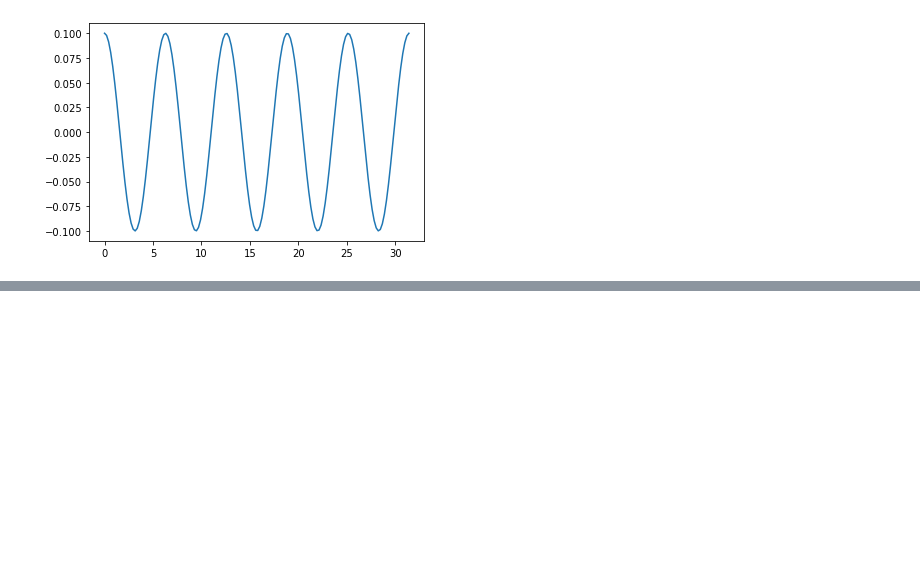
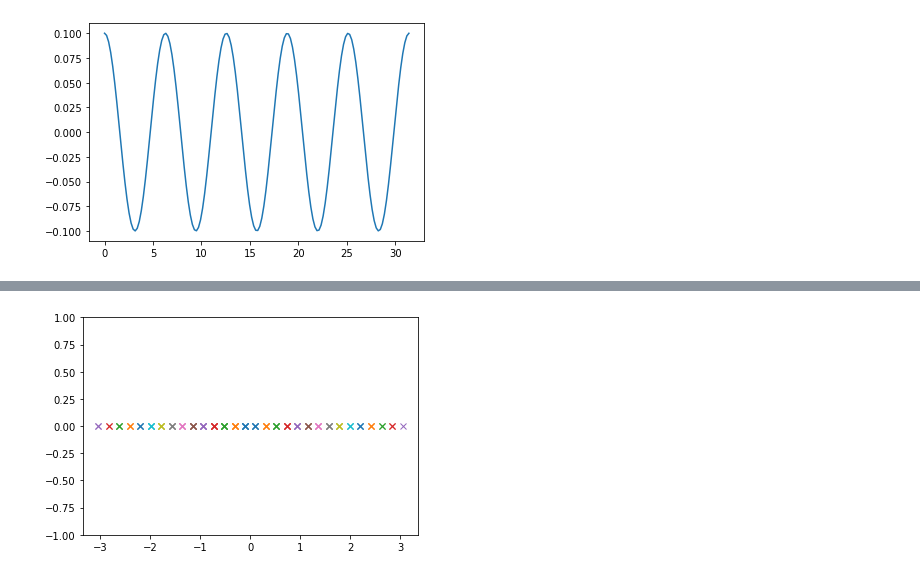
Before and after one commit to richmf/Fisica-Computacional-clases, a Jupyter notebook: Mapeo1.ipynb, the cells around one changed output, grey strips where cells are left out. Cells and saved outputs as stored; diff of their text form; code cells hidden in the pictures; blank space fills up the shorter version.

```diff
--- a/Mapeo1.ipynb
+++ b/Mapeo1.ipynb
@@ -121,0 +119,13 @@ show()
+# %%
+t = linspace(intervalo[0],intervalo[1],N_puntos)
+for i in range(N_tray):
+    #plot(trayectorias[0,:,i],trayectorias[1,:,i])
+    pt_ini = intervalos_raices_N(t,trayectorias[1,:,i])
+    x0s = raices_f(tray_f[i],pt_ini,1)
+    #print(len(x0s))
+    th_vth_0 = tray_f[i](x0s)
+    plot(th_vth_0[0],th_vth_0[1],'x')
+    ylim([-1,1])
+show()
+# %% [output]
+[figure, added]
```
Also changed, not shown: parts of 9 cells of this notebook.
